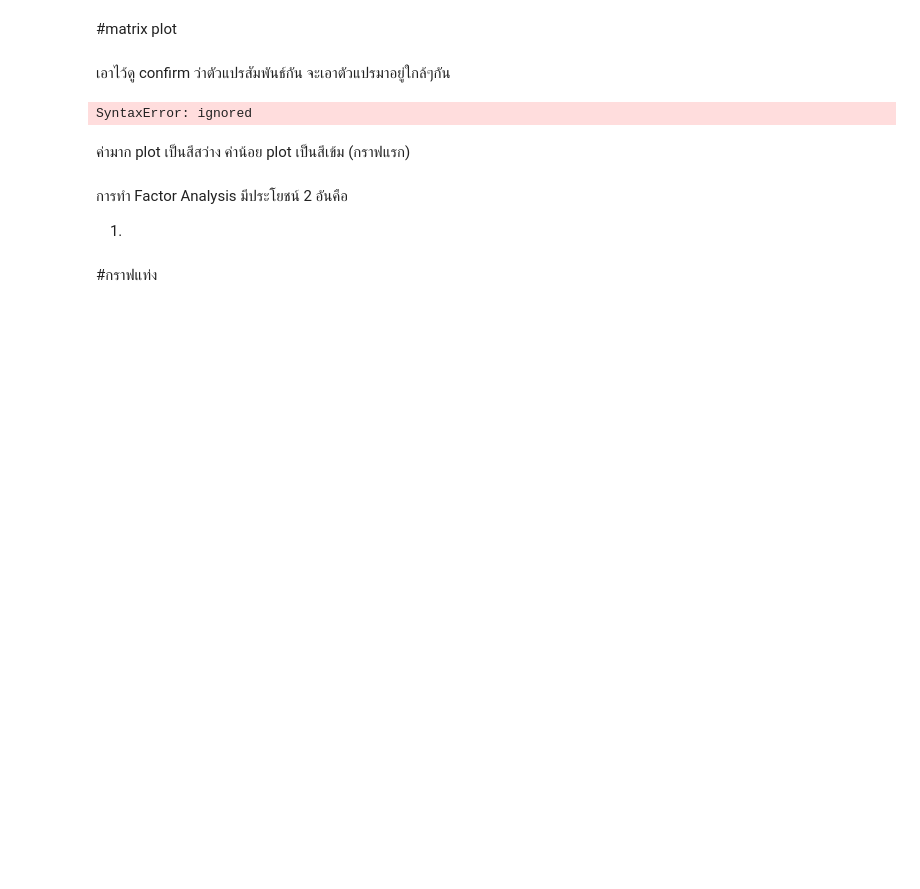
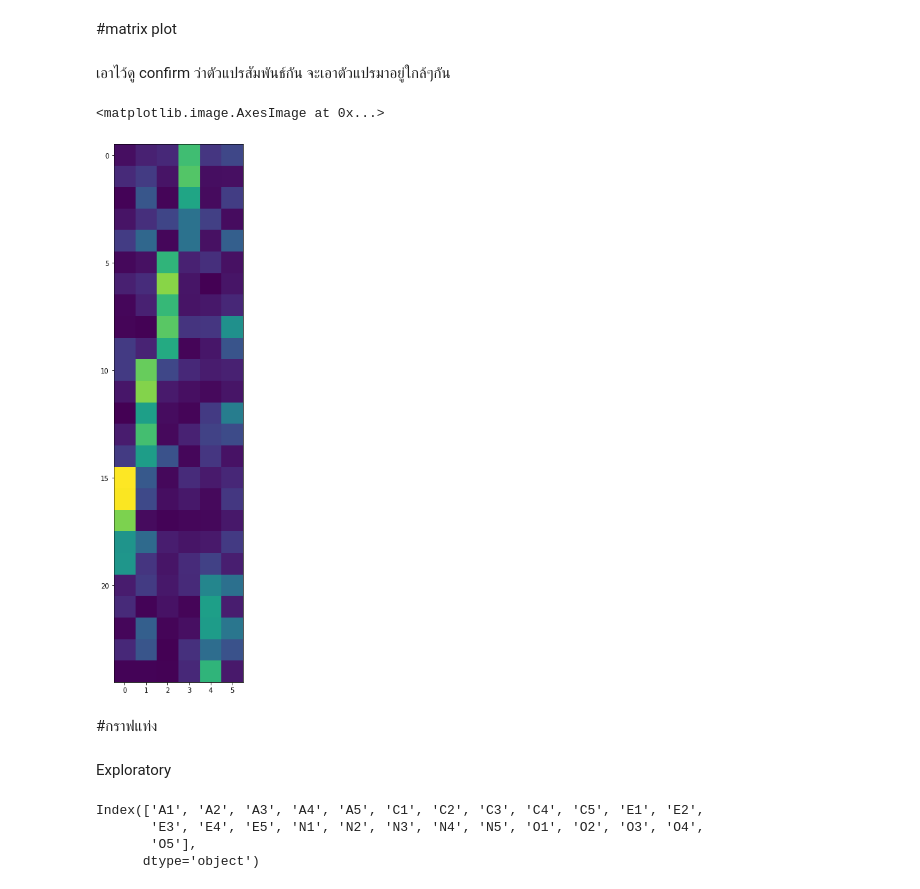
Before and after one commit to suphalaksana/Multivariate, a Jupyter notebook: Chapter_5_Factor_Analysis.ipynb, the cells around one changed output. Cells and saved outputs as stored; diff of their text form; code cells hidden in the pictures; blank space fills up the shorter version.

Commit message:
จบ  factor loading

```diff
--- a/Chapter_5_Factor_Analysis.ipynb
+++ b/Chapter_5_Factor_Analysis.ipynb
@@ -230,16 +239,20 @@ import matplotlib
 # %% [markdown]
 เอาไว้ดู confirm ว่าตัวแปรสัมพันธ์กัน จะเอาตัวแปรมาอยู่ใกล้ๆกัน
 # %%
-matplotlib.rcParans['figure.figsize']=[15,15]
-plt.imshow[np.absolute[fa2.loadings_]
+matplotlib.rcParams['figure.figsize']=[15,15] #ค่ามาก plot เป็นสีสว่าง   ค่าน้อย plot เป็นสีเข้ม (กราฟแรก)
+plt.imshow(np.absolute(fa2.loadings_))
 # %% [output]
-SyntaxError: ignored
+<matplotlib.image.AxesImage at 0x...>
+[figure, added]
-# %% [markdown]
-ค่ามาก plot เป็นสีสว่าง   ค่าน้อย plot เป็นสีเข้ม (กราฟแรก)
-# %% [markdown]
-การทำ Factor Analysis  มีประโยชน์ 2 อันคือ
-
-1.
 # %% [markdown]
 #กราฟแท่ง
+# %% [markdown]
+Exploratory
+# %%
+BFI_data_dropped.columns
+# %% [output]
+Index(['A1', 'A2', 'A3', 'A4', 'A5', 'C1', 'C2', 'C3', 'C4', 'C5', 'E1', 'E2',
+       'E3', 'E4', 'E5', 'N1', 'N2', 'N3', 'N4', 'N5', 'O1', 'O2', 'O3', 'O4',
+       'O5'],
+      dtype='object')
 # %%
```
Also changed, not shown: parts of 39 cells of this notebook.
